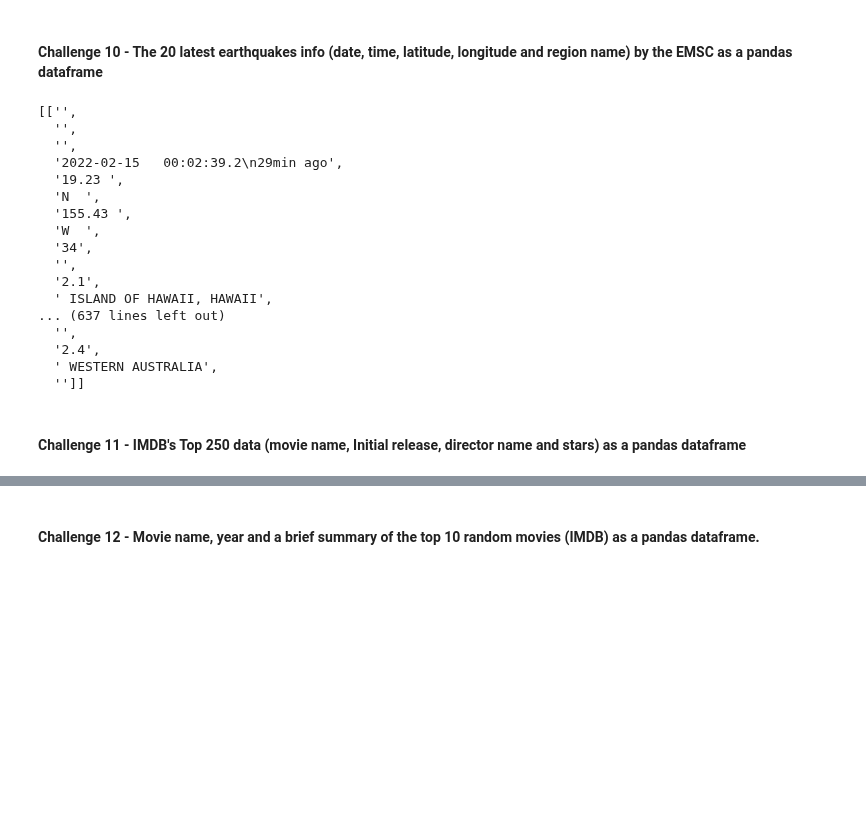
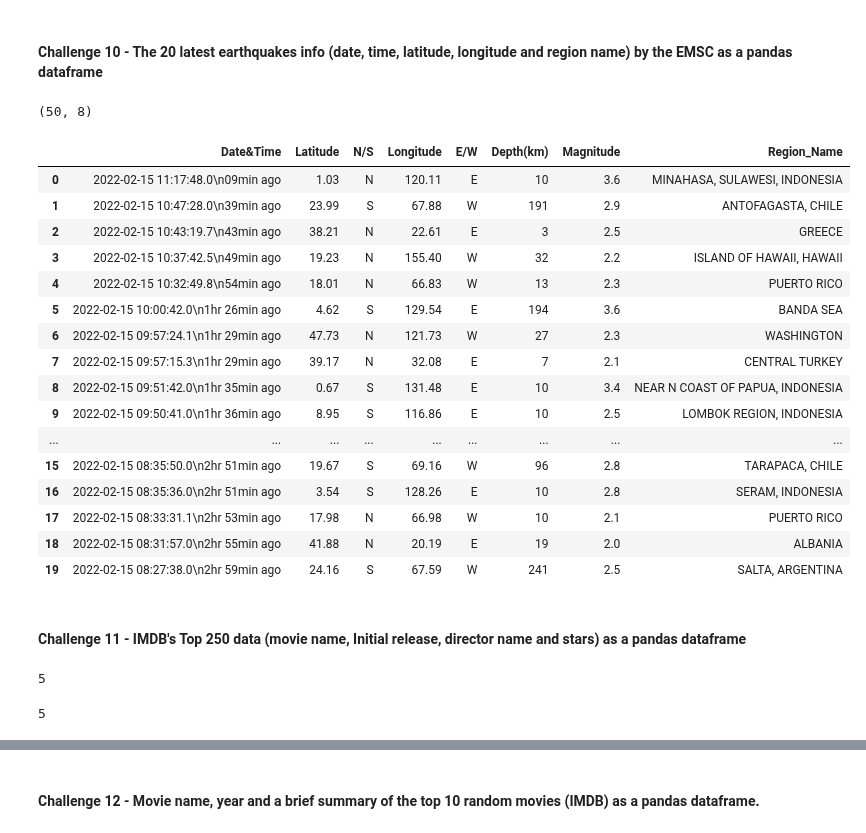
Before and after one commit to Ironhack-Data-Madrid-Enero-2022/lab-web-scraping, a Jupyter notebook: your-code/main_selenium.ipynb, the cells around one changed output, grey strips where cells are left out. Cells and saved outputs as stored; diff of their text form; code cells hidden in the pictures; blank space fills up the shorter version.

```diff
--- a/your-code/main_selenium.ipynb
+++ b/your-code/main_selenium.ipynb
@@ -330,32 +332,44 @@ Top_lang.head(10)
 url = 'https://www.emsc-csem.org/Earthquake/'
 driver.get(url)
 # %%
-table = driver.find_element(By.XPATH,'//*[@id="content"]/table[2]')
-heads = table.find_element(By.TAG_NAME,'thead') #Second table in web page
-rows = table.find_elements(By.ID,'tbody')
+table = driver.find_element(By.XPATH,'//*[@id="tbody"]')
 
+heads = driver.find_elements(By.TAG_NAME,'th') #esto está ok con los + desplegados
+#indexes = [c.text for c in driver.find_elements(By.TAG_NAME,'th')]
+
+rows = table.find_elements(By.TAG_NAME,'tr')
 earthquakes = [[i.text for i in e.find_elements(By.TAG_NAME,'td')] for e in rows]
-indices = [c.text for c in heads.find_elements(By.TAG_NAME,'th')]
-# %%
-earthquakes
-# %% [output]
-[['',
-  '',
-  '',
-  '2022-02-15   00:02:39.2\n29min ago',
-  '19.23 ',
-  'N  ',
-  '155.43 ',
-  'W  ',
-  '34',
-  '',
-  '2.1',
-  ' ISLAND OF HAWAII, HAWAII',
-... (637 lines left out)
-  '',
-  '2.4',
-  ' WESTERN AUSTRALIA',
-  '']]
+# %%
+terremotos=pd.DataFrame(earthquakes)
+terremotos.head().dropna
+terremotos.drop([0,1,2,9,12], inplace=True, axis =1)
+terremotos.shape
+# %% [output]
+(50, 8)
+# %%
+indexes = ['Date&Time','Latitude','N/S','Longitude','E/W','Depth(km)','Magnitude','Region_Name']
+# %%
+terremotos.columns = indexes
+# %%
+terremotos.head(20)
+# %% [output]
+|  | Date&Time | Latitude | N/S | Longitude | E/W | Depth(km) | Magnitude | Region_Name |
+| 0 | 2022-02-15 11:17:48.0\n09min ago | 1.03 | N | 120.11 | E | 10 | 3.6 | MINAHASA, SULAWESI, INDONESIA |
+| 1 | 2022-02-15 10:47:28.0\n39min ago | 23.99 | S | 67.88 | W | 191 | 2.9 | ANTOFAGASTA, CHILE |
+| 2 | 2022-02-15 10:43:19.7\n43min ago | 38.21 | N | 22.61 | E | 3 | 2.5 | GREECE |
+| 3 | 2022-02-15 10:37:42.5\n49min ago | 19.23 | N | 155.40 | W | 32 | 2.2 | ISLAND OF HAWAII, HAWAII |
+| 4 | 2022-02-15 10:32:49.8\n54min ago | 18.01 | N | 66.83 | W | 13 | 2.3 | PUERTO RICO |
+| 5 | 2022-02-15 10:00:42.0\n1hr 26min ago | 4.62 | S | 129.54 | E | 194 | 3.6 | BANDA SEA |
+| 6 | 2022-02-15 09:57:24.1\n1hr 29min ago | 47.73 | N | 121.73 | W | 27 | 2.3 | WASHINGTON |
+| 7 | 2022-02-15 09:57:15.3\n1hr 29min ago | 39.17 | N | 32.08 | E | 7 | 2.1 | CENTRAL TURKEY |
+| 8 | 2022-02-15 09:51:42.0\n1hr 35min ago | 0.67 | S | 131.48 | E | 10 | 3.4 | NEAR N COAST OF PAPUA, INDONESIA |
+| 9 | 2022-02-15 09:50:41.0\n1hr 36min ago | 8.95 | S | 116.86 | E | 10 | 2.5 | LOMBOK REGION, INDONESIA |
+| ... | ... | ... | ... | ... | ... | ... | ... | ... |
+| 15 | 2022-02-15 08:35:50.0\n2hr 51min ago | 19.67 | S | 69.16 | W | 96 | 2.8 | TARAPACA, CHILE |
+| 16 | 2022-02-15 08:35:36.0\n2hr 51min ago | 3.54 | S | 128.26 | E | 10 | 2.8 | SERAM, INDONESIA |
+| 17 | 2022-02-15 08:33:31.1\n2hr 53min ago | 17.98 | N | 66.98 | W | 10 | 2.1 | PUERTO RICO |
+| 18 | 2022-02-15 08:31:57.0\n2hr 55min ago | 41.88 | N | 20.19 | E | 19 | 2.0 | ALBANIA |
+| 19 | 2022-02-15 08:27:38.0\n2hr 59min ago | 24.16 | S | 67.59 | W | 241 | 2.5 | SALTA, ARGENTINA |
 # %% [markdown]
 #### Challenge 11 - IMDB's Top 250 data (movie name, Initial release, director name and stars) as a pandas dataframe
 # %%
@@ -363,0 +379,14 @@ url = 'https://www.imdb.com/chart/top'
+# %%
+table = driver.find_element(By.CLASS_NAME,'lister-list')
+head=driver.find_element(By.TAG_NAME,'thead')
+filas = table.find_elements(By.TAG_NAME,'tr')
+
+movie = [[i.text for i in e.find_elements(By.TAG_NAME,'td')] for e in filas]
+
+indexes = [c.text for c in head.find_elements(By.TAG_NAME,'th')]
+# %% [output]
+5
+# %%
+len(indexes)
+# %% [output]
+5
```
Also changed, not shown: parts of 6 cells of this notebook.
